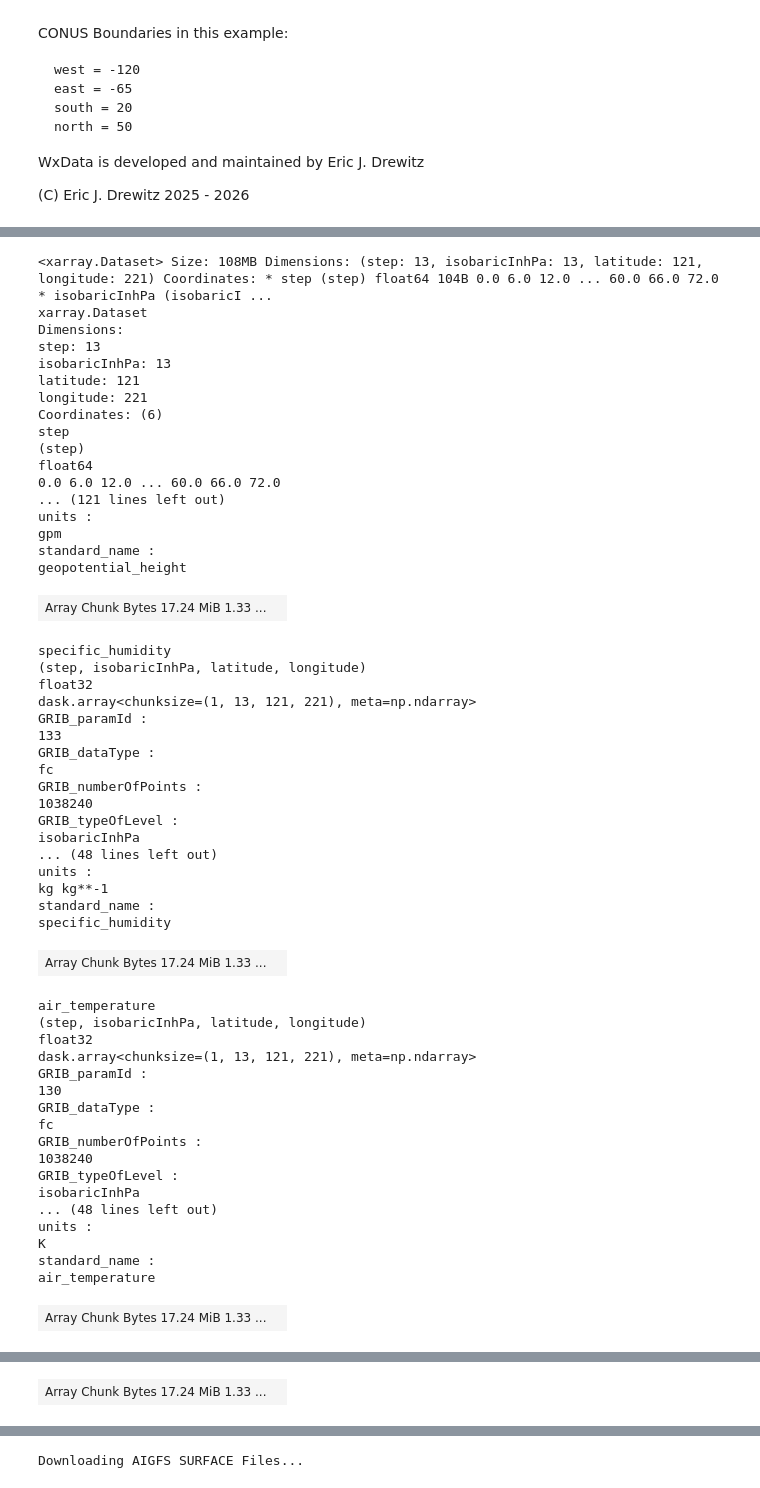
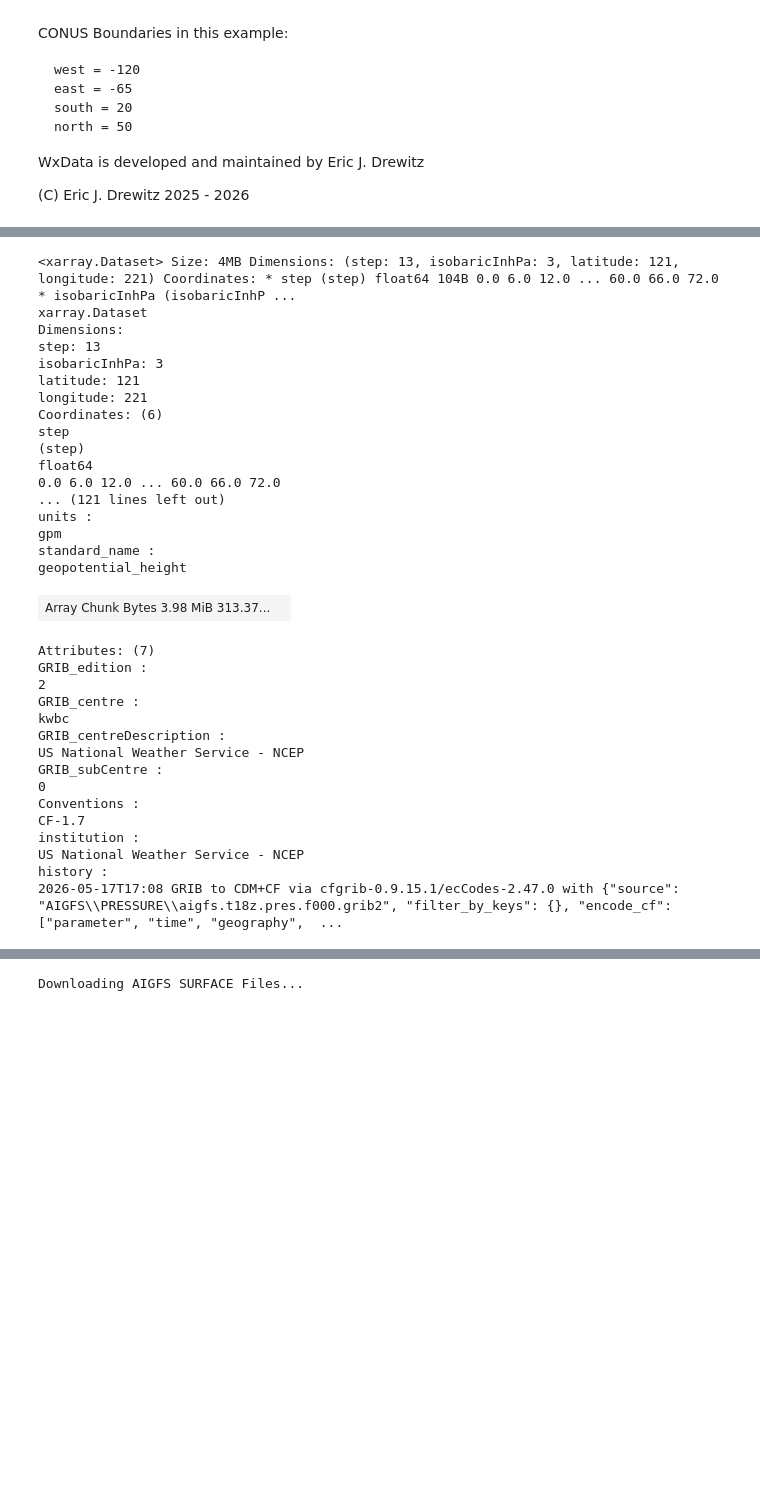
Before and after one commit to edrewitz/WxData-JupyterLab-Examples, a Jupyter notebook: aigfs.ipynb, the cells around one changed output, grey strips where cells are left out. Drawn from its saved outputs; the diff is of its cells as text; code cells hidden in the pictures; blank space fills up the shorter version.

```diff
--- a/aigfs.ipynb
+++ b/aigfs.ipynb
@@ -144,10 +188,19 @@ Here is the docstring for `aigfs`
 # %%
 from wxdata import aigfs
 # %%
-pressure_fields = aigfs(final_forecast_hour=72,
+"""
+In this exammple, we will download the parameters at the following levels:
+ - levels=[850, 500, 250]
+Since byte-range requests are used on pressure fields in the AIGFS client, let's filter for geopotential height
+- variables=['geopotential height']
+"""
+
+geopotential_height = aigfs(final_forecast_hour=72,
              western_bound=-120,
              eastern_bound=-65,
              northern_bound=50,
-             southern_bound=20)
+             southern_bound=20,
+             levels=[850, 500, 250],
+             variables=['geopotential height'])
 # %% [output]
 Downloading AIGFS PRESSURE Files...
@@ -156,57 +219,36 @@ AIGFS PRESSURE Data Processing Complete.
 # %%
-pressure_fields
+geopotential_height
 # %% [output]
-<xarray.Dataset> Size: 108MB Dimensions: (step: 13, isobaricInhPa: 13, latitude: 121, longitude: 221) Coordinates: * step (step) float64 104B 0.0 6.0 12.0 ... 60.0 66.0 72.0 * isobaricInhPa (isobaricI ...
+<xarray.Dataset> Size: 4MB Dimensions: (step: 13, isobaricInhPa: 3, latitude: 121, longitude: 221) Coordinates: * step (step) float64 104B 0.0 6.0 12.0 ... 60.0 66.0 72.0 * isobaricInhPa (isobaricInhP ...
 xarray.Dataset
 Dimensions:
 step: 13
-isobaricInhPa: 13
+isobaricInhPa: 3
 latitude: 121
 longitude: 221
 Coordinates: (6)
 step
 (step)
 float64
 0.0 6.0 12.0 ... 60.0 66.0 72.0
 ... (121 lines left out)
 units :
 gpm
 standard_name :
 geopotential_height
-| Array Chunk Bytes 17.24 MiB 1.33 ... |  |
+| Array Chunk Bytes 3.98 MiB 313.37... |  |
-specific_humidity
-(step, isobaricInhPa, latitude, longitude)
-float32
-dask.array<chunksize=(1, 13, 121, 221), meta=np.ndarray>
-GRIB_paramId :
-133
-GRIB_dataType :
-fc
-GRIB_numberOfPoints :
-1038240
-GRIB_typeOfLevel :
-isobaricInhPa
-... (48 lines left out)
-units :
-kg kg**-1
-standard_name :
-specific_humidity
+Attributes: (7)
+GRIB_edition :
+2
+GRIB_centre :
+kwbc
+GRIB_centreDescription :
+US National Weather Service - NCEP
+GRIB_subCentre :
+0
+Conventions :
+CF-1.7
+institution :
+US National Weather Service - NCEP
+history :
+2026-05-17T17:08 GRIB to CDM+CF via cfgrib-0.9.15.1/ecCodes-2.47.0 with {"source": "AIGFS\\PRESSURE\\aigfs.t18z.pres.f000.grib2", "filter_by_keys": {}, "encode_cf": ["parameter", "time", "geography",  ...
-| Array Chunk Bytes 17.24 MiB 1.33 ... |  |
-air_temperature
-(step, isobaricInhPa, latitude, longitude)
-float32
-dask.array<chunksize=(1, 13, 121, 221), meta=np.ndarray>
-GRIB_paramId :
-130
-GRIB_dataType :
-fc
-GRIB_numberOfPoints :
-1038240
-GRIB_typeOfLevel :
-isobaricInhPa
-... (48 lines left out)
-units :
-K
-standard_name :
-air_temperature
-| Array Chunk Bytes 17.24 MiB 1.33 ... |  |
@@ -230 +254,0 @@ eastward_wind
-| Array Chunk Bytes 17.24 MiB 1.33 ... |  |
```
Also changed, not shown: parts of 5 cells of this notebook.
